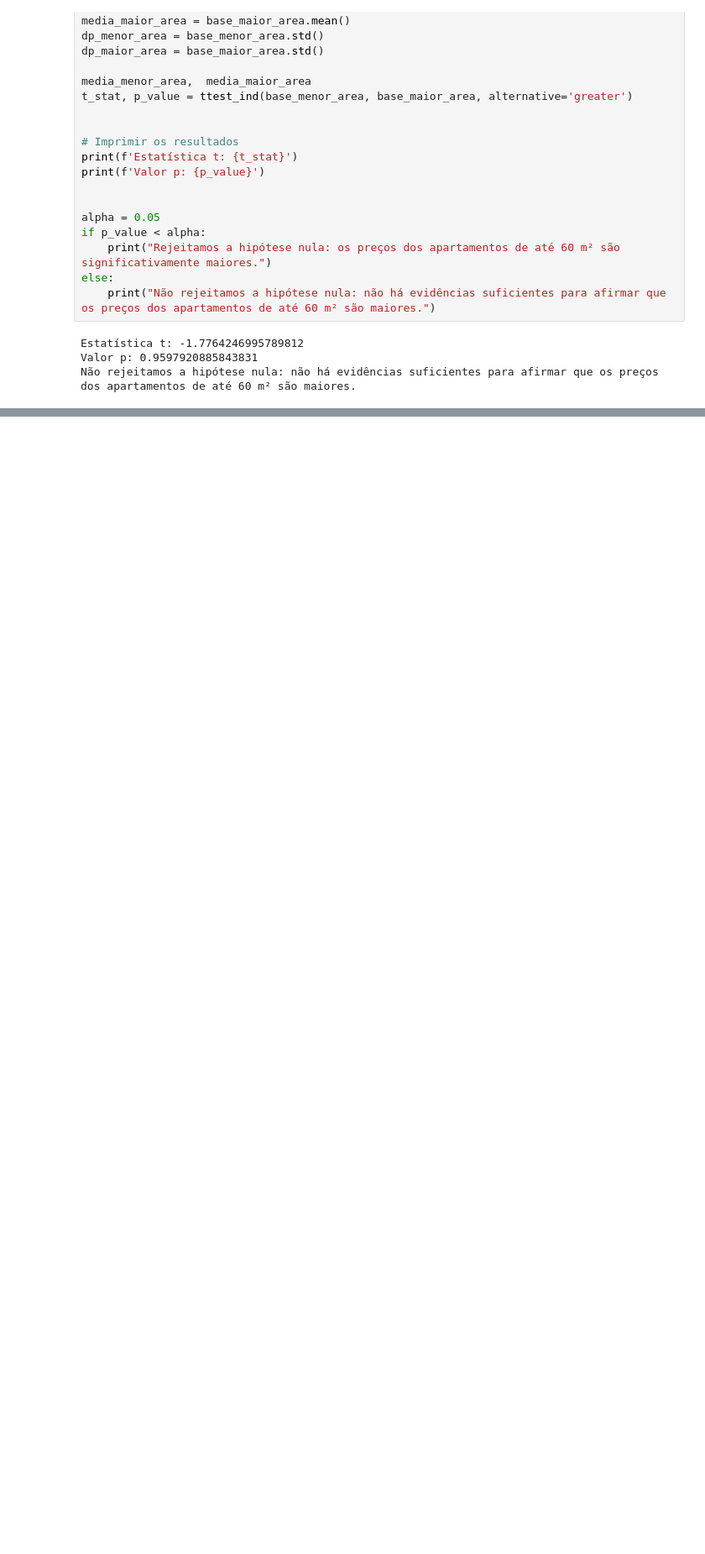
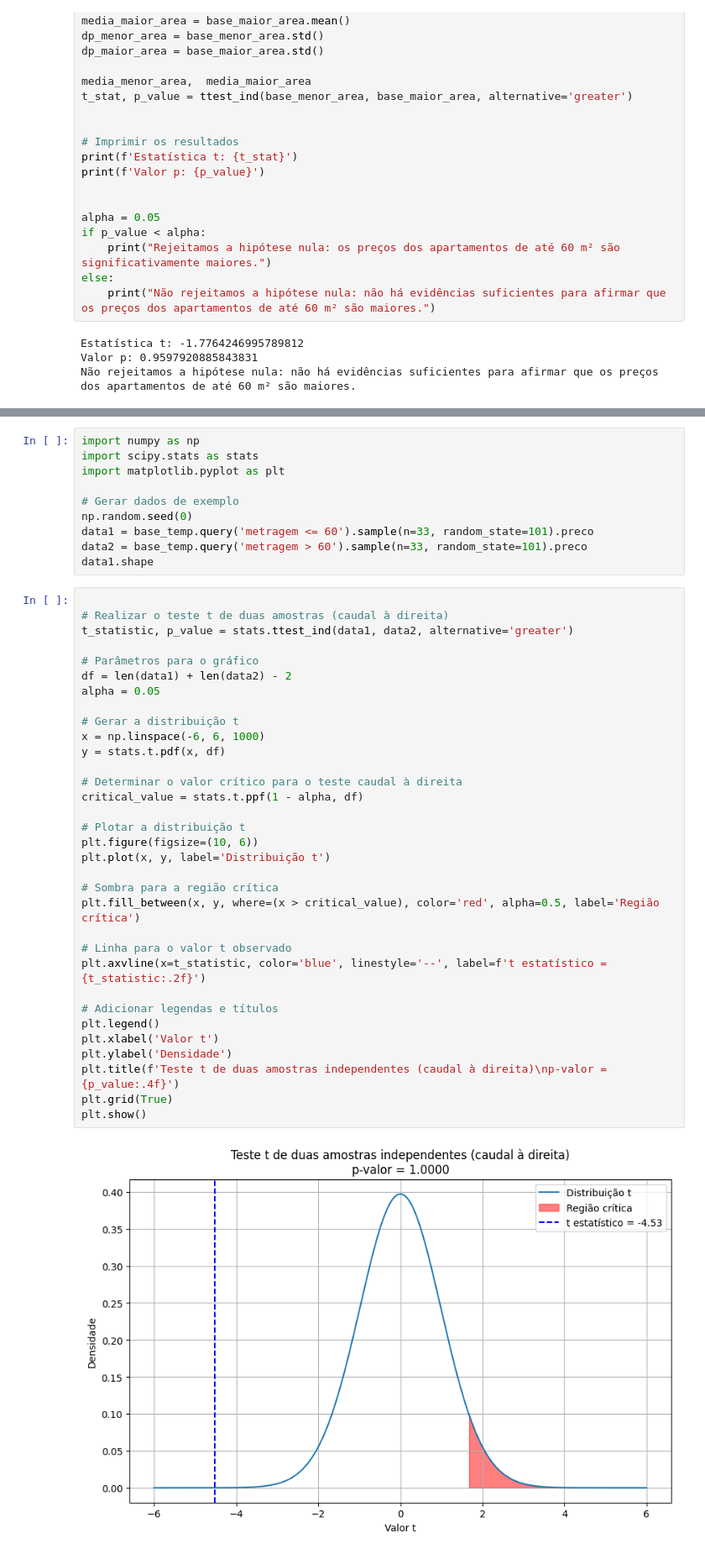
Before and after one commit to rodrigorocha1/extracao_viva_real_selenium, a Jupyter notebook: notebooks_exemplo/visualizacaov2.ipynb, the cells around one changed output, grey strips where cells are left out. Shown at 84% size. Saved outputs shown, nothing was run; the diff lists cells and outputs as text; blank space fills up the shorter version.

```diff
--- a/notebooks_exemplo/visualizacaov2.ipynb
+++ b/notebooks_exemplo/visualizacaov2.ipynb
@@ -520,0 +489,45 @@ Não rejeitamos a hipótese nula: não há evidências suficientes para afirmar
+# %%
+import numpy as np
+import scipy.stats as stats
+import matplotlib.pyplot as plt
+
+# Gerar dados de exemplo
+np.random.seed(0)
+data1 = base_temp.query('metragem <= 60').sample(n=33, random_state=101).preco
+data2 = base_temp.query('metragem > 60').sample(n=33, random_state=101).preco
+data1.shape
+# %%
+
+# Realizar o teste t de duas amostras (caudal à direita)
+t_statistic, p_value = stats.ttest_ind(data1, data2, alternative='greater')
+
+# Parâmetros para o gráfico
+df = len(data1) + len(data2) - 2
+alpha = 0.05
+
+# Gerar a distribuição t
+x = np.linspace(-6, 6, 1000)
+y = stats.t.pdf(x, df)
+
+# Determinar o valor crítico para o teste caudal à direita
+critical_value = stats.t.ppf(1 - alpha, df)
+
+# Plotar a distribuição t
+plt.figure(figsize=(10, 6))
+plt.plot(x, y, label='Distribuição t')
+
+# Sombra para a região crítica
+plt.fill_between(x, y, where=(x > critical_value), color='red', alpha=0.5, label='Região crítica')
+
+# Linha para o valor t observado
+plt.axvline(x=t_statistic, color='blue', linestyle='--', label=f't estatístico = {t_statistic:.2f}')
+
+# Adicionar legendas e títulos
+plt.legend()
+plt.xlabel('Valor t')
+plt.ylabel('Densidade')
+plt.title(f'Teste t de duas amostras independentes (caudal à direita)\np-valor = {p_value:.4f}')
+plt.grid(True)
+plt.show()
+# %% [output]
+[figure, added]
```
Also changed, not shown: parts of 18 cells of this notebook, 2 other files.
